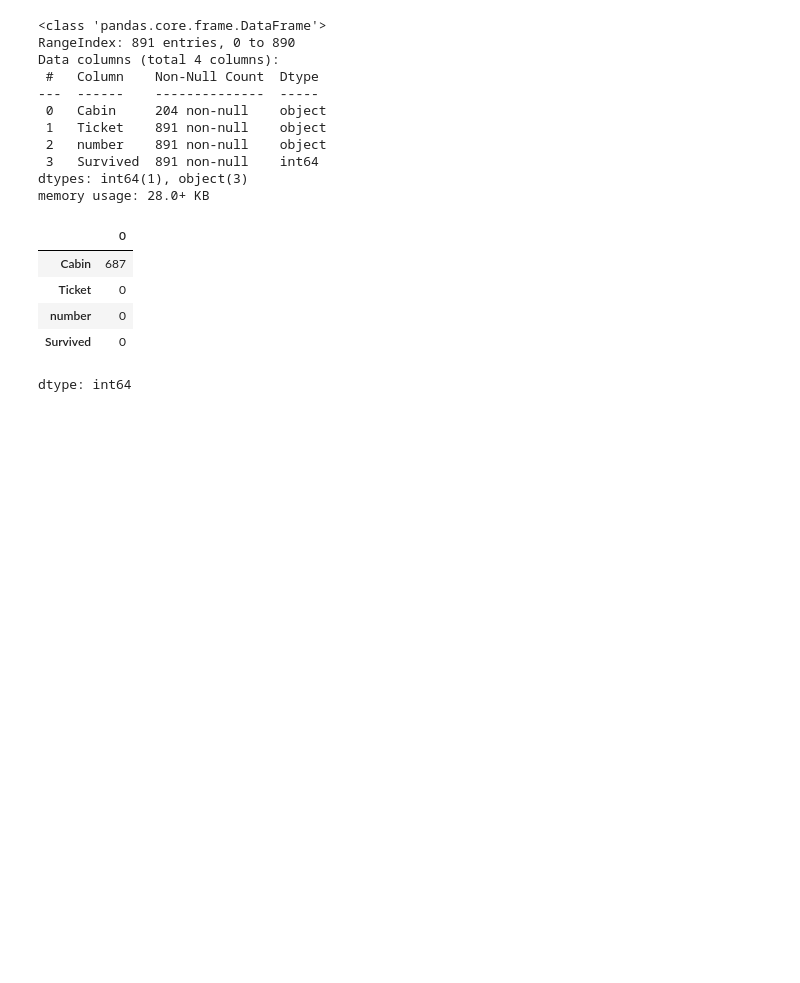
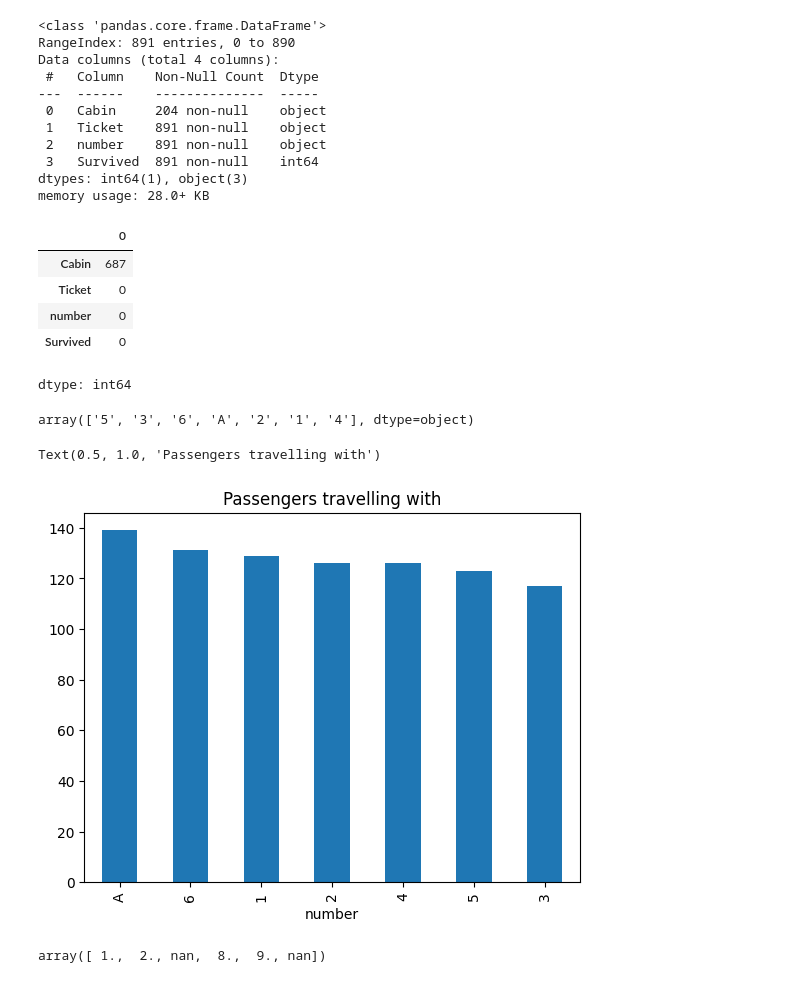
Before and after one commit to ajaykumar080286/feature_engineering, a Jupyter notebook: 20_handling_mixed_variables.ipynb, the cells around one changed output. Saved outputs shown, nothing was run; the diff lists cells and outputs as text; code cells hidden in the pictures; blank space fills up the shorter version.

```diff
--- a/20_handling_mixed_variables.ipynb
+++ b/20_handling_mixed_variables.ipynb
@@ -36,3 +40,17 @@ df.isnull().sum()
 | number | 0 |
 | Survived | 0 |
 dtype: int64
+# %%
+df["number"].unique()
+# %% [output]
+array(['5', '3', '6', 'A', '2', '1', '4'], dtype=object)
+# %%
+fig=df["number"].value_counts().plot(kind="bar")
+fig.set_title("Passengers travelling with")
+# %% [output]
+Text(0.5, 1.0, 'Passengers travelling with')
+[figure, added]
+# %%
+pd.to_numeric(['1', '2', 'apple',8,9,"b"], errors="coerce",downcast="integer")
+# %% [output]
+array([ 1.,  2., nan,  8.,  9., nan])
```
Also changed, not shown: parts of 17 cells of this notebook.
